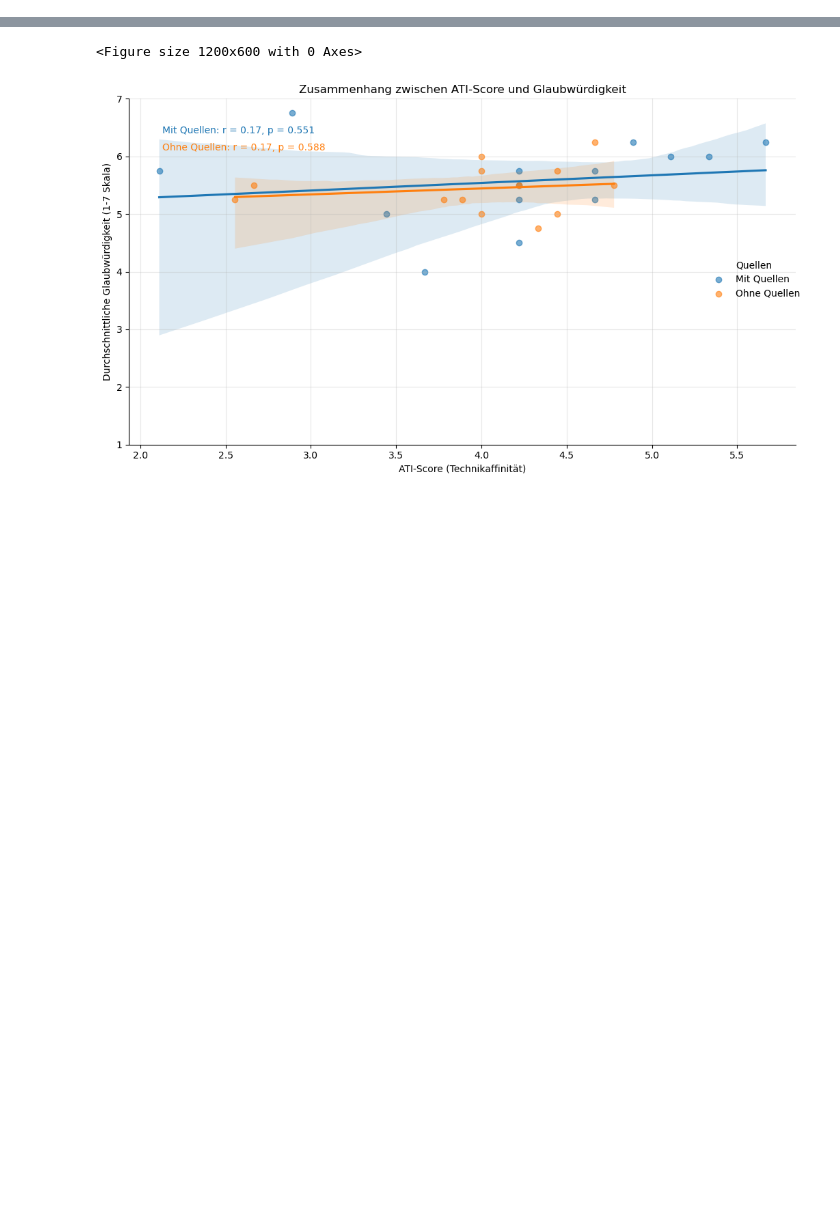
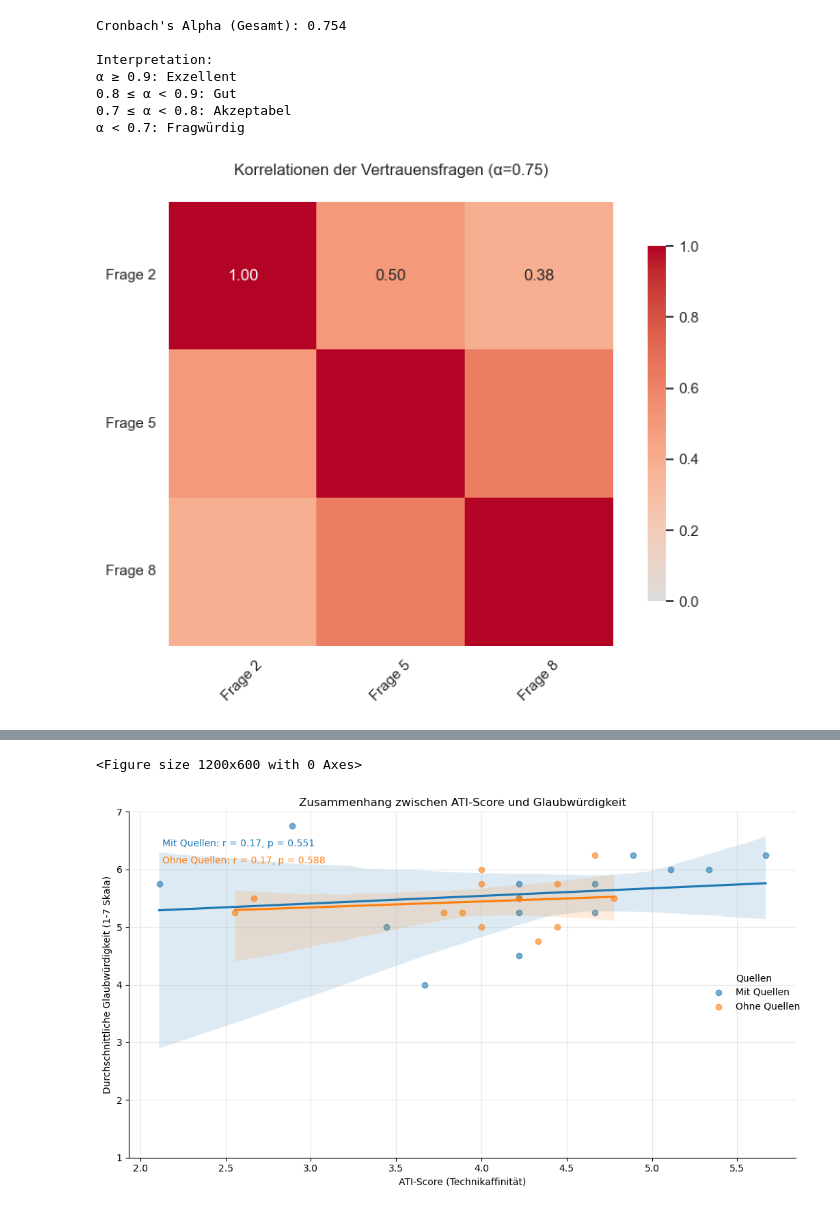
Before and after one commit to LaurenzUeckert/interacting-with-AI-Systems, a Jupyter notebook: auswertung.ipynb, the cells around one changed output, grey strips where cells are left out. Cells and saved outputs as stored; diff of their text form; code cells hidden in the pictures; blank space fills up the shorter version.

```diff
--- a/auswertung.ipynb
+++ b/auswertung.ipynb
@@ -1,3 +1,78 @@
+# %%
+import pandas as pd
+import numpy as np
+import seaborn as sns
+import matplotlib.pyplot as plt
+
+# Daten laden
+with_sources = pd.read_csv('final_data/with_sources_ati.csv')
+without_sources = pd.read_csv('final_data/without_sources_ati.csv')
+
+# Funktion zum Extrahieren der Fragen
+def extract_questions(data):
+    questions = []
+    for topic in ['CIA', 'Wirtschaft', 'Gesundheit', 'Physik']:
+        q2 = data[f'{topic} - Wie Glaubwürdig fanden Sie die Antwort?']
+        q5 = data[f'{topic} - Wie sehr vertrauen Sie den in der Antwort präsentierten Informationen?']
+        q8 = data[f'{topic} - Wie sicher sind Sie, dass die Antwort korrekt ist?']
+
+        df = pd.DataFrame({
+            'Thema': topic,
+            'Frage 2': q2,
+            'Frage 5': q5,
+            'Frage 8': q8
+        })
+        questions.append(df)
+    return pd.concat(questions)
+
+# Daten kombinieren (mit und ohne Quellen)
+all_questions = pd.concat([
+    extract_questions(with_sources),
+    extract_questions(without_sources)
+]).dropna()  # NA-Werte entfernen
+
+# Manuelle Berechnung von Cronbach's Alpha
+def cronbach_alpha(df):
+    items = df[['Frage 2', 'Frage 5', 'Frage 8']]
+    n_items = items.shape[1]
+    total_var = items.sum(axis=1).var(ddof=1)
+    item_vars = items.var(ddof=1).sum()
+    alpha = (n_items / (n_items - 1)) * (1 - (item_vars / total_var))
+    return alpha
+
+alpha_total = cronbach_alpha(all_questions)
+print("Cronbach's Alpha (Gesamt):", round(alpha_total, 3))
+
+# Interpretation
+print("\nInterpretation:")
+print("α ≥ 0.9: Exzellent")
+print("0.8 ≤ α < 0.9: Gut")
+print("0.7 ≤ α < 0.8: Akzeptabel")
+print("α < 0.7: Fragwürdig")
+
+# Korrelationsmatrix
+corr_matrix = all_questions[['Frage 2', 'Frage 5', 'Frage 8']].corr()
+
+# Visualisierung als einzelne 3x3 Matrix
+plt.figure(figsize=(8, 6))
+sns.heatmap(corr_matrix, annot=True, cmap='coolwarm', center=0,
+            fmt=".2f", annot_kws={"size": 12}, square=True,
+            cbar_kws={'shrink': 0.8}, vmin=0, vmax=1)
+
+plt.title(f'Korrelationen der Vertrauensfragen (α={alpha_total:.2f})', pad=20)
+plt.xticks(rotation=45)
+plt.yticks(rotation=0)
+plt.tight_layout()
+plt.show()
+# %% [output]
+Cronbach's Alpha (Gesamt): 0.754
+
+Interpretation:
+α ≥ 0.9: Exzellent
+0.8 ≤ α < 0.9: Gut
+0.7 ≤ α < 0.8: Akzeptabel
+α < 0.7: Fragwürdig
+[figure, added]
 # %%
 import pandas as pd
 import matplotlib.pyplot as plt
```
Also changed, not shown: parts of 7 cells of this notebook, 4 other files.
